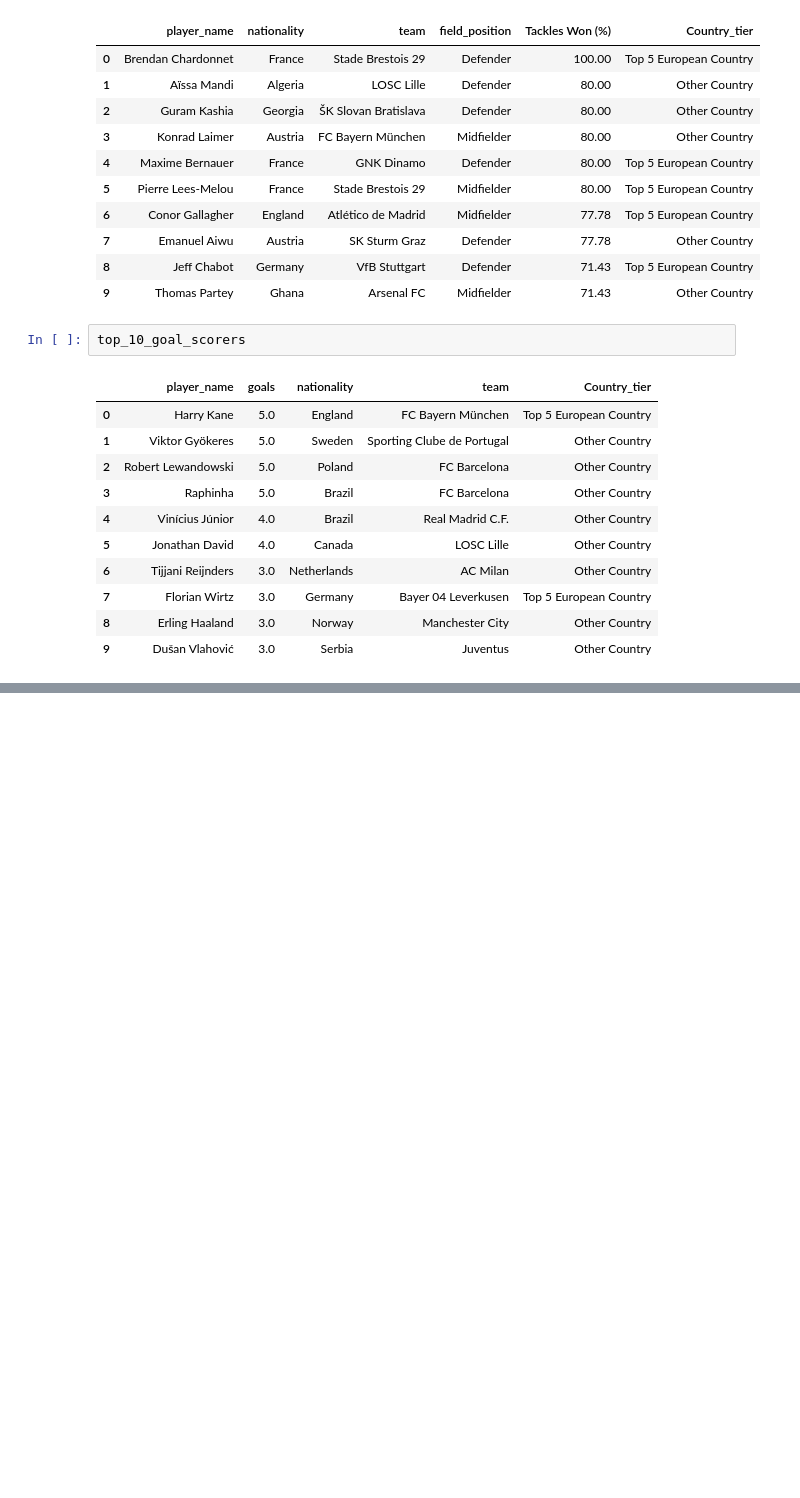
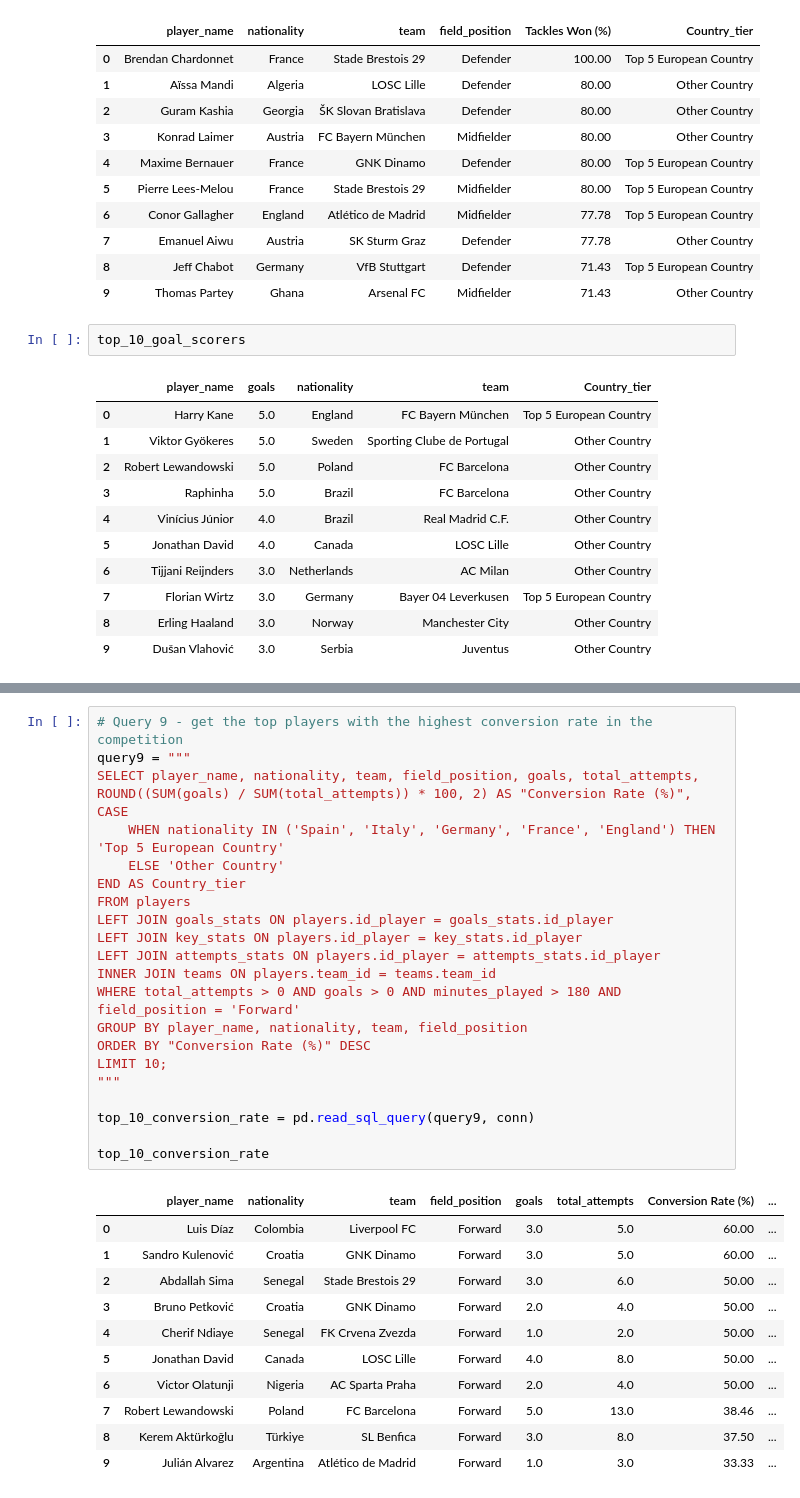
Before and after one commit to AJD1888/ucl-2025-national-performance-analysis, a Jupyter notebook: ucl-2025-national-performace-analysis.ipynb, the cells around one changed output, grey strips where cells are left out. Cells and saved outputs as stored; diff of their text form; blank space fills up the shorter version.

```diff
--- a/ucl-2025-national-performace-analysis.ipynb
+++ b/ucl-2025-national-performace-analysis.ipynb
@@ -228,0 +390,34 @@ top_10_goal_scorers
+# %%
+# Query 9 - get the top players with the highest conversion rate in the competition
+query9 = """
+SELECT player_name, nationality, team, field_position, goals, total_attempts, ROUND((SUM(goals) / SUM(total_attempts)) * 100, 2) AS "Conversion Rate (%)",
+CASE
+    WHEN nationality IN ('Spain', 'Italy', 'Germany', 'France', 'England') THEN 'Top 5 European Country'
+    ELSE 'Other Country'
+END AS Country_tier
+FROM players
+LEFT JOIN goals_stats ON players.id_player = goals_stats.id_player
+LEFT JOIN key_stats ON players.id_player = key_stats.id_player
+LEFT JOIN attempts_stats ON players.id_player = attempts_stats.id_player
+INNER JOIN teams ON players.team_id = teams.team_id
+WHERE total_attempts > 0 AND goals > 0 AND minutes_played > 180 AND field_position = 'Forward'
+GROUP BY player_name, nationality, team, field_position
+ORDER BY "Conversion Rate (%)" DESC
+LIMIT 10;
+"""
+
+top_10_conversion_rate = pd.read_sql_query(query9, conn)
+
+top_10_conversion_rate
+# %% [output]
+|  | player_name | nationality | team | field_position | goals | total_attempts | Conversion Rate (%) | ... |
+| 0 | Luis Díaz | Colombia | Liverpool FC | Forward | 3.0 | 5.0 | 60.00 | ... |
+| 1 | Sandro Kulenović | Croatia | GNK Dinamo | Forward | 3.0 | 5.0 | 60.00 | ... |
+| 2 | Abdallah Sima | Senegal | Stade Brestois 29 | Forward | 3.0 | 6.0 | 50.00 | ... |
+| 3 | Bruno Petković | Croatia | GNK Dinamo | Forward | 2.0 | 4.0 | 50.00 | ... |
+| 4 | Cherif Ndiaye | Senegal | FK Crvena Zvezda | Forward | 1.0 | 2.0 | 50.00 | ... |
+| 5 | Jonathan David | Canada | LOSC Lille | Forward | 4.0 | 8.0 | 50.00 | ... |
+| 6 | Victor Olatunji | Nigeria | AC Sparta Praha | Forward | 2.0 | 4.0 | 50.00 | ... |
+| 7 | Robert Lewandowski | Poland | FC Barcelona | Forward | 5.0 | 13.0 | 38.46 | ... |
+| 8 | Kerem Aktürkoğlu | Türkiye | SL Benfica | Forward | 3.0 | 8.0 | 37.50 | ... |
+| 9 | Julián Alvarez | Argentina | Atlético de Madrid | Forward | 1.0 | 3.0 | 33.33 | ... |
```
Also changed, not shown: parts of 11 cells of this notebook, 2 other files.
